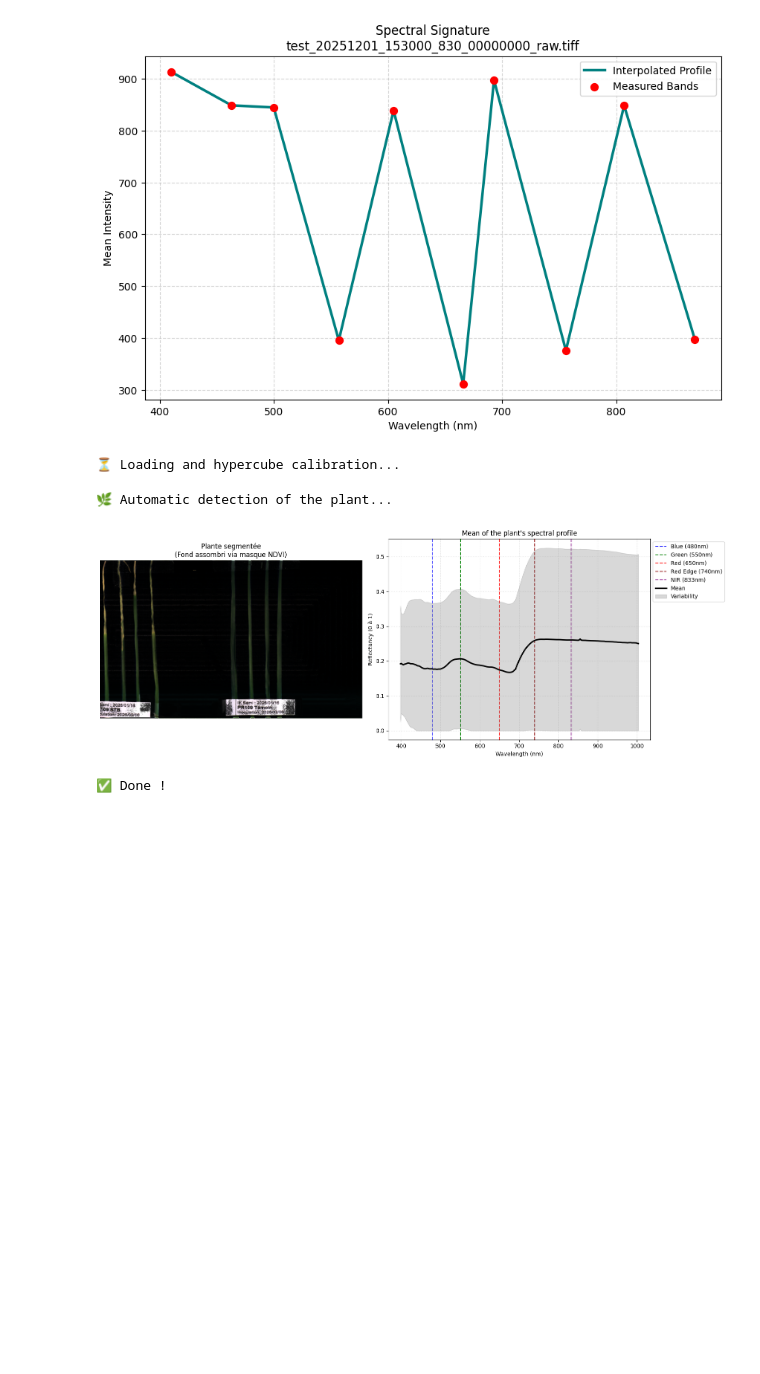
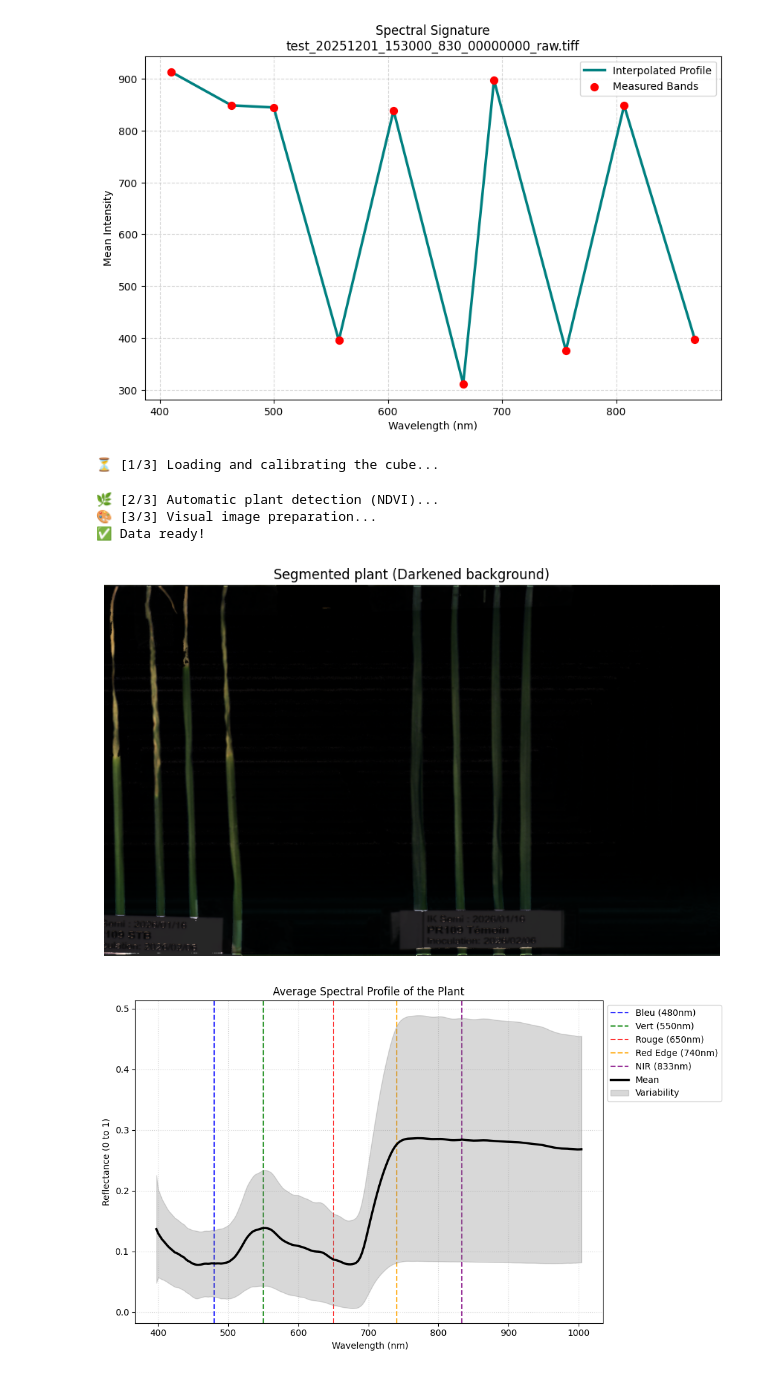
Before and after one commit to AntoineHERBAUX/CROPSENSE, a Jupyter notebook: CROPSENSE.ipynb, the cells around one changed output. Cells and saved outputs as stored; diff of their text form; code cells hidden in the pictures; blank space fills up the shorter version.

```diff
--- a/CROPSENSE.ipynb
+++ b/CROPSENSE.ipynb
@@ -1791,12 +1805,18 @@ plot_spectral_profile("C:/CROPSENSE/CROPSENSE_DATA/2025-12-10/test/Spectral/test
 # %% [output]
 [figure]
 # %%
-plot_hyperspectral_profile("C:/CROPSENSE/CROPSENSE_DATA/2026-03-04/TestBatch/Spectral/Spectral_TestBatch_001.hdr", "C:/CROPSENSE/CROPSENSE_DATA/2026-03-04/TestBatch/Spectral/Spectral_TestBatch_DARKREF_001.hdr", "C:/CROPSENSE/CROPSENSE_DATA/2026-03-04/TestBatch/Spectral/Spectral_TestBatch_WHITEREF_001.hdr" )
+hyperspectral_data = prepare_hyperspectral_data("C:/CROPSENSE/CROPSENSE_DATA/2026-03-04/TestBatch/Spectral/Spectral_TestBatch_001.hdr", "C:/CROPSENSE/CROPSENSE_DATA/2026-03-04/TestBatch/Spectral/Spectral_TestBatch_DARKREF_001.hdr", "C:/CROPSENSE/CROPSENSE_DATA/2026-03-04/TestBatch/Spectral/Spectral_TestBatch_WHITEREF_001.hdr", 'darken', 0.05 )
 # %% [output]
-⏳ Loading and hypercube calibration...
+⏳ [1/3] Loading and calibrating the cube...
-🌿 Automatic detection of the plant...
+🌿 [2/3] Automatic plant detection (NDVI)...
+🎨 [3/3] Visual image preparation...
+✅ Data ready!
-[figure, removed]
-✅ Done !
+# %%
+show_hyperspectral_image(hyperspectral_data)
+show_hyperspectral_graph(hyperspectral_data)
+# %% [output]
+[figure, added]
+[figure, added]
 # %%
 # --- EXAMPLE: Export data to a CSV file ---
 # This will create a file named 'Analysis_P01.csv' in your current folder.
```
Also changed, not shown: parts of 2 cells of this notebook.
